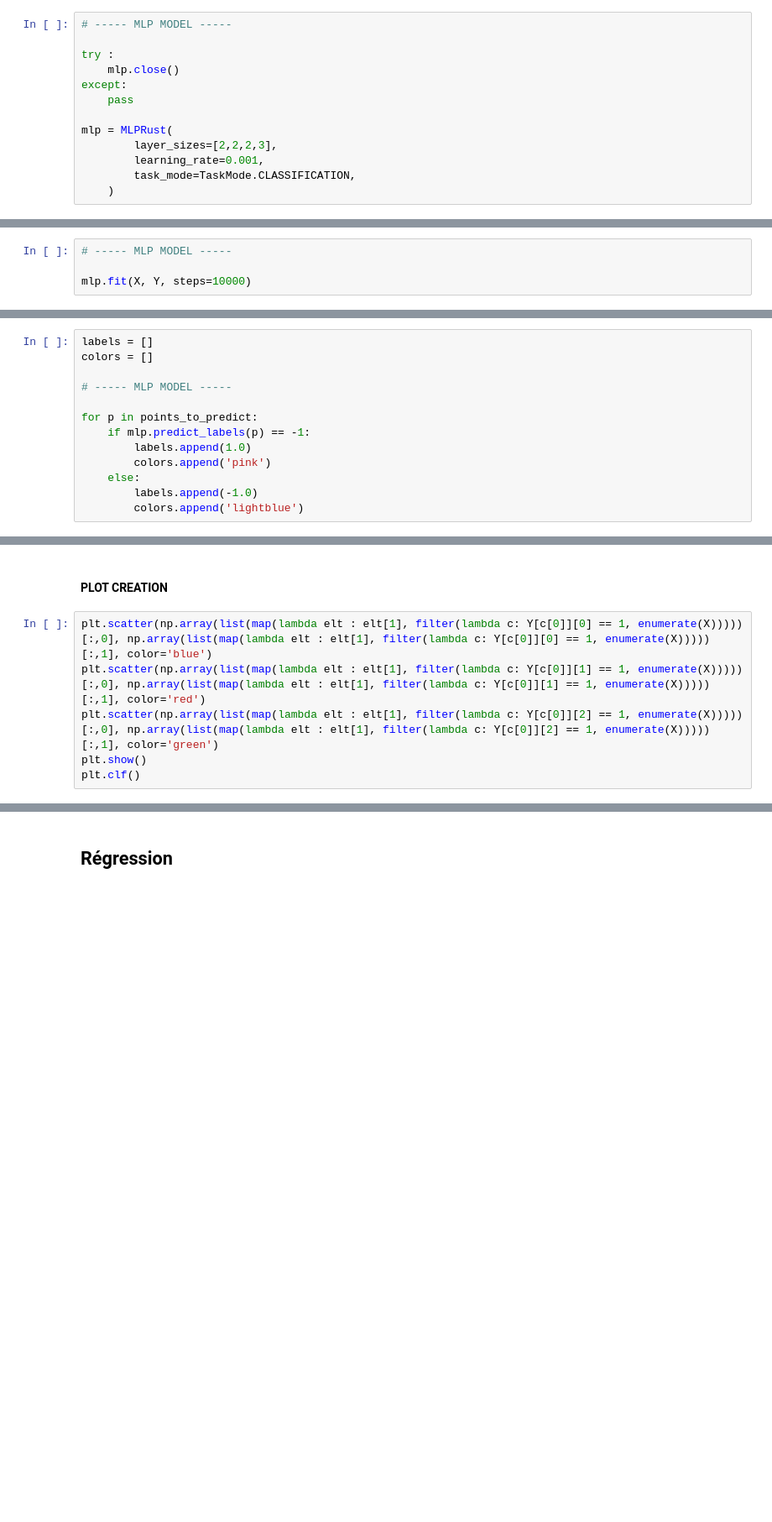
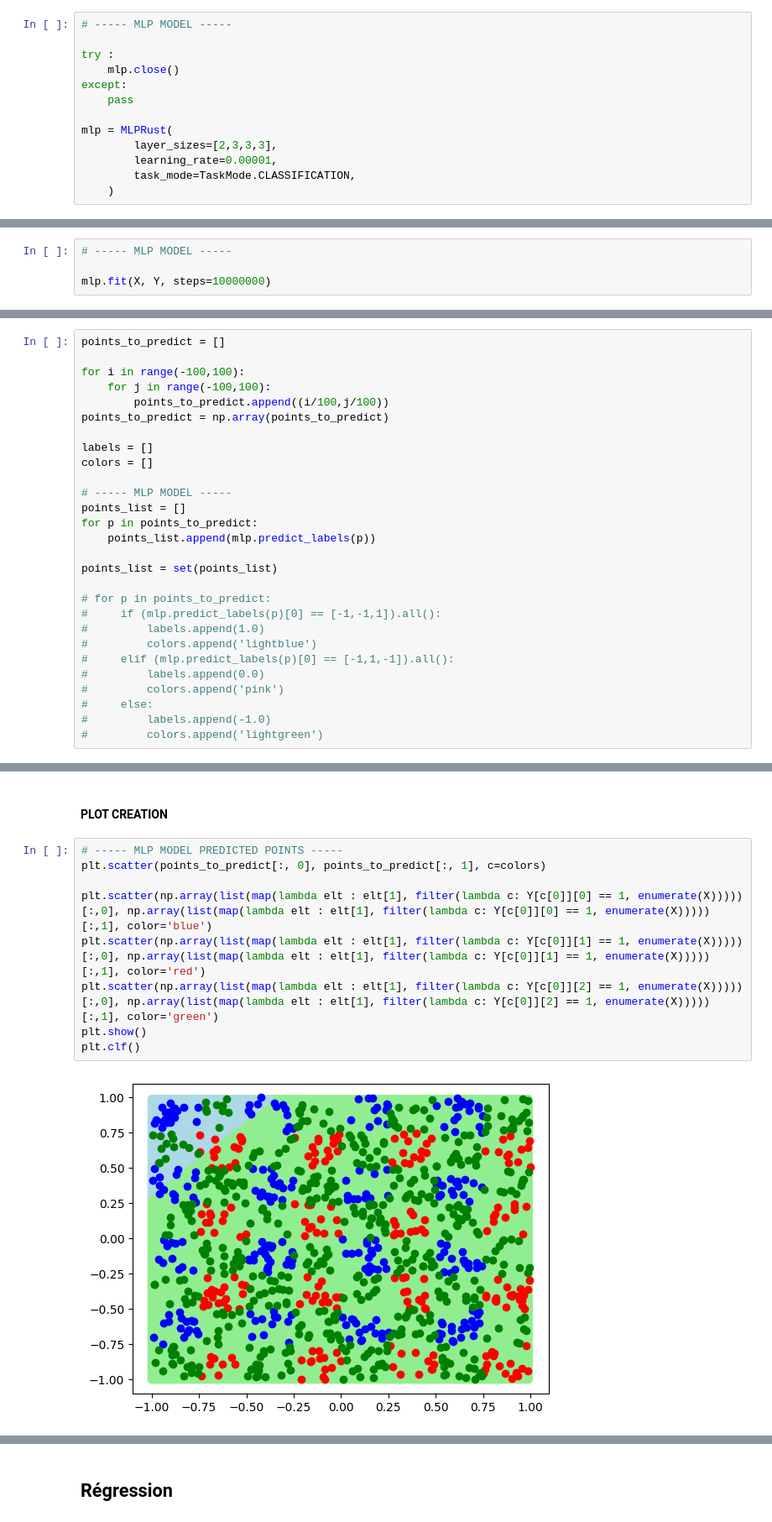
Before and after one commit to StarNova2/Annual-Project-ESGI, a Jupyter notebook: PythonProject/[Notebook] Cas de tests.ipynb, the cells around one changed output, grey strips where cells are left out. Shown at 84% size. Saved outputs shown, nothing was run; the diff lists cells and outputs as text; blank space fills up the shorter version.

```diff
--- a/PythonProject/[Notebook] Cas de tests.ipynb
+++ b/PythonProject/[Notebook] Cas de tests.ipynb
@@ -565,8 +565,8 @@ except:
     pass
 
 mlp = MLPRust(
-        layer_sizes=[2,2,2,3],
-        learning_rate=0.001,
+        layer_sizes=[2,3,3,3],
+        learning_rate=0.00001,
         task_mode=TaskMode.CLASSIFICATION,
     )
 # %% [markdown]
@@ -574,19 +574,34 @@ mlp = MLPRust(
 # %%
 # ----- MLP MODEL -----
 
-mlp.fit(X, Y, steps=10000)
+mlp.fit(X, Y, steps=10000000)
 # %% [markdown]
 ##### MODEL PREDICTION
 # %%
+points_to_predict = []
+
+for i in range(-100,100):
+    for j in range(-100,100):
+        points_to_predict.append((i/100,j/100))
+points_to_predict = np.array(points_to_predict)
+
 labels = []
 colors = []
 
 # ----- MLP MODEL -----
+points_list = []
+for p in points_to_predict:
+    points_list.append(mlp.predict_labels(p))
 
-for p in points_to_predict:
-    if mlp.predict_labels(p) == -1:
-        labels.append(1.0)
-        colors.append('pink')
-    else:
-        labels.append(-1.0)
-        colors.append('lightblue')
+points_list = set(points_list)
+
+# for p in points_to_predict:
+#     if (mlp.predict_labels(p)[0] == [-1,-1,1]).all():
+#         labels.append(1.0)
+#         colors.append('lightblue')
+#     elif (mlp.predict_labels(p)[0] == [-1,1,-1]).all():
+#         labels.append(0.0)
+#         colors.append('pink')
+#     else:
+#         labels.append(-1.0)
+#         colors.append('lightgreen')
@@ -593,8 +610,13 @@ for p in points_to_predict:
 # %% [markdown]
 #### PLOT CREATION
 # %%
+# ----- MLP MODEL PREDICTED POINTS -----
+plt.scatter(points_to_predict[:, 0], points_to_predict[:, 1], c=colors)
+
 plt.scatter(np.array(list(map(lambda elt : elt[1], filter(lambda c: Y[c[0]][0] == 1, enumerate(X)))))[:,0], np.array(list(map(lambda elt : elt[1], filter(lambda c: Y[c[0]][0] == 1, enumerate(X)))))[:,1], color='blue')
 plt.scatter(np.array(list(map(lambda elt : elt[1], filter(lambda c: Y[c[0]][1] == 1, enumerate(X)))))[:,0], np.array(list(map(lambda elt : elt[1], filter(lambda c: Y[c[0]][1] == 1, enumerate(X)))))[:,1], color='red')
 plt.scatter(np.array(list(map(lambda elt : elt[1], filter(lambda c: Y[c[0]][2] == 1, enumerate(X)))))[:,0], np.array(list(map(lambda elt : elt[1], filter(lambda c: Y[c[0]][2] == 1, enumerate(X)))))[:,1], color='green')
 plt.show()
 plt.clf()
+# %% [output]
+[figure, added]
```
Also changed, not shown: parts of 39 cells of this notebook, 4 other files.
